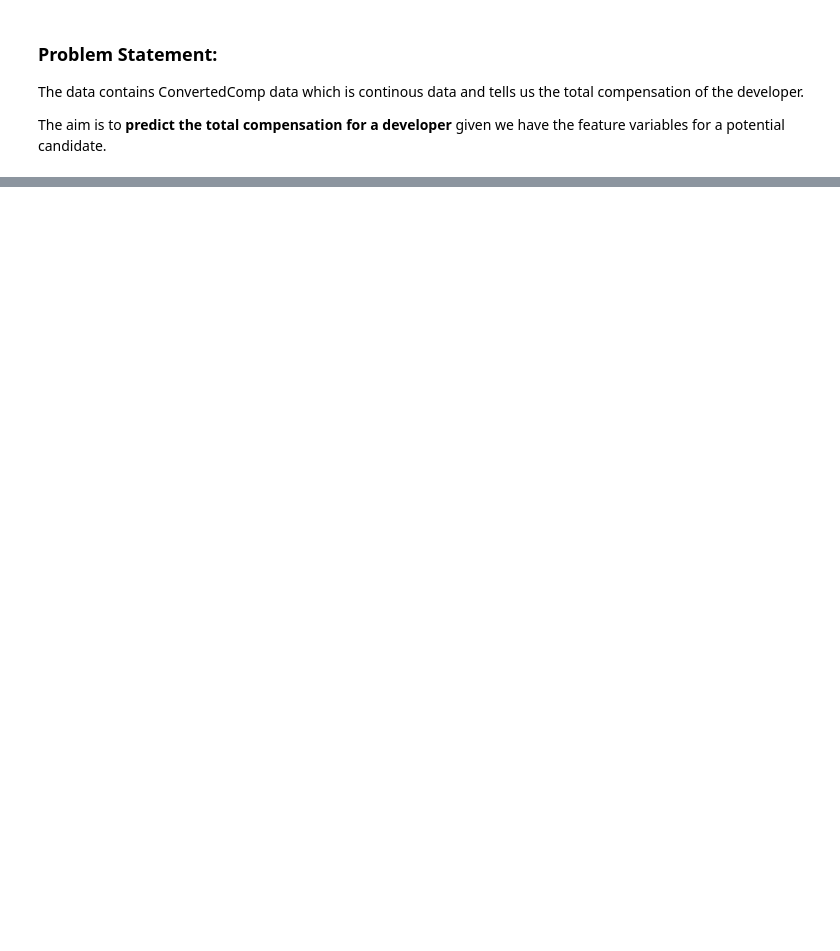
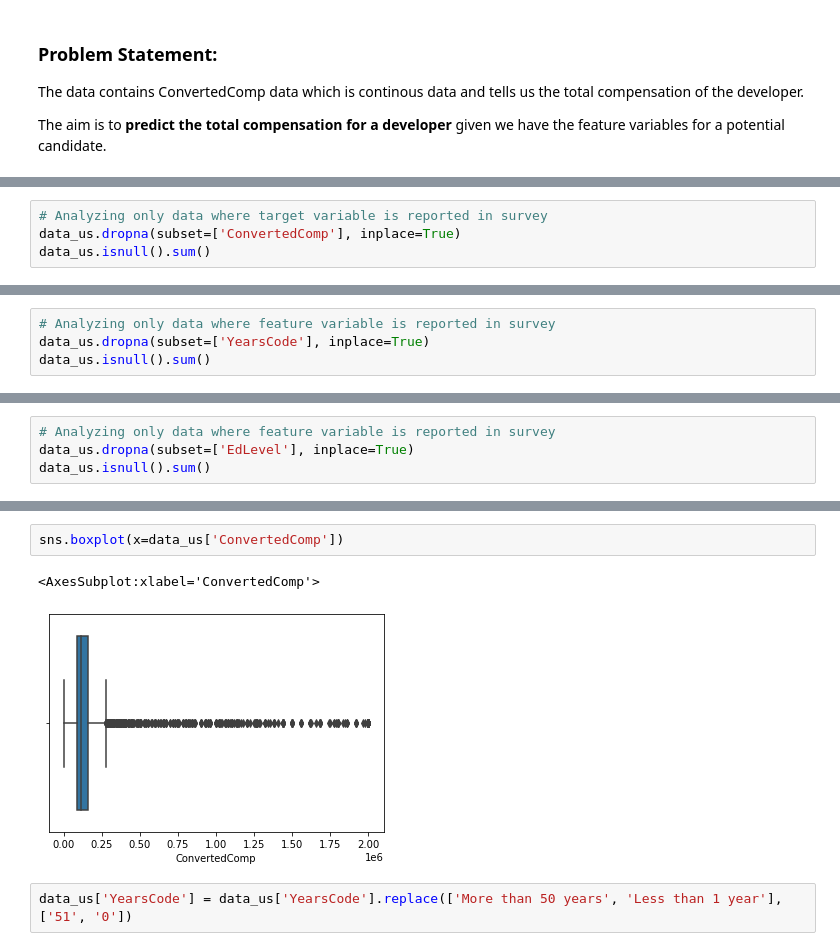
Before and after one commit to triple-crown-consulting/developer-salary-guide, a Jupyter notebook: notebooks/survey-data-2020.ipynb, the cells around one changed output, grey strips where cells are left out. Cells and saved outputs as stored; diff of their text form; blank space fills up the shorter version.

```diff
--- a/notebooks/survey-data-2020.ipynb
+++ b/notebooks/survey-data-2020.ipynb
@@ -92,0 +114,4 @@ data.drop(['NEWDevOpsImpt', 'NEWEdImpt', 'NEWJobHunt', 'NEWJobHuntResearch', 'NE
+# %%
+# Analyzing only data where target variable is reported in survey
+data_us.dropna(subset=['ConvertedComp'], inplace=True)
+data_us.isnull().sum()
@@ -92,0 +124,4 @@ data.drop(['NEWDevOpsImpt', 'NEWEdImpt', 'NEWJobHunt', 'NEWJobHuntResearch', 'NE
+# %%
+# Analyzing only data where feature variable is reported in survey
+data_us.dropna(subset=['YearsCode'], inplace=True)
+data_us.isnull().sum()
@@ -92,0 +134,4 @@ data.drop(['NEWDevOpsImpt', 'NEWEdImpt', 'NEWJobHunt', 'NEWJobHuntResearch', 'NE
+# %%
+# Analyzing only data where feature variable is reported in survey
+data_us.dropna(subset=['EdLevel'], inplace=True)
+data_us.isnull().sum()
@@ -121,0 +191,7 @@ data.info()
+# %%
+sns.boxplot(x=data_us['ConvertedComp'])
+# %% [output]
+<AxesSubplot:xlabel='ConvertedComp'>
+[figure, added]
+# %%
+data_us['YearsCode'] = data_us['YearsCode'].replace(['More than 50 years', 'Less than 1 year'], ['51', '0'])
```
Also changed, not shown: parts of 25 cells of this notebook.
